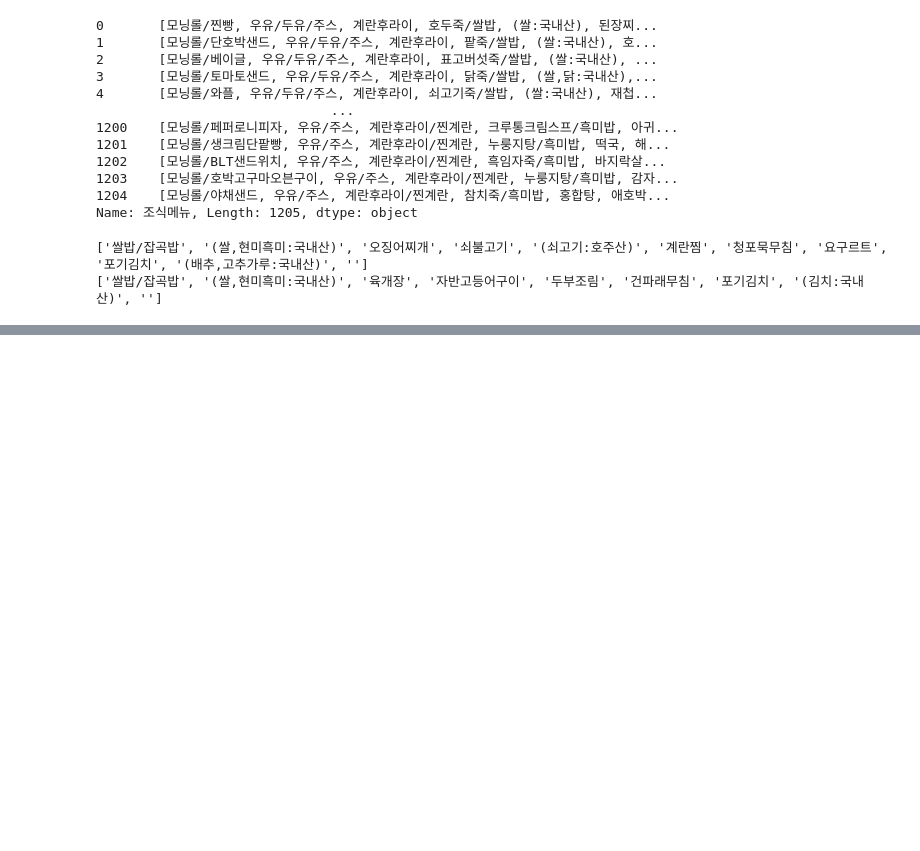
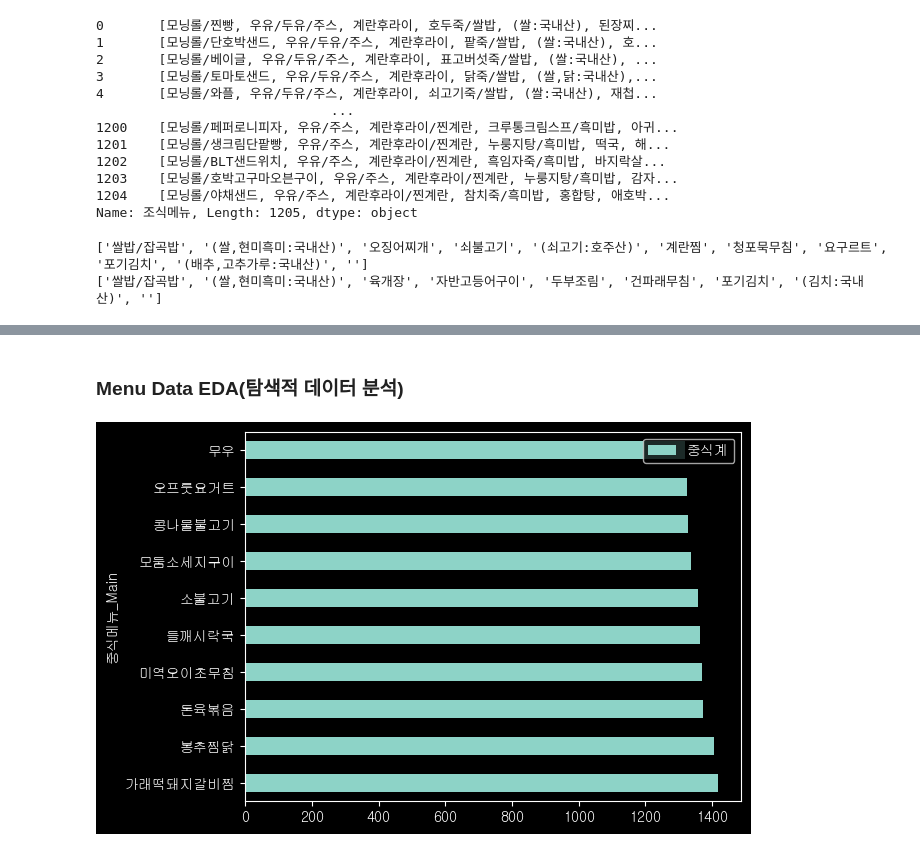
Before and after one commit to good0neighbour/ESTCampAI, a Jupyter notebook: 머신러닝/ex03구내식당관리.ipynb, the cells around one changed output, grey strips where cells are left out. Cells and saved outputs as stored; diff of their text form; code cells hidden in the pictures; blank space fills up the shorter version.

```diff
--- a/머신러닝/ex03구내식당관리.ipynb
+++ b/머신러닝/ex03구내식당관리.ipynb
@@ -305,0 +345,7 @@ print(df['석식메뉴'][0])
+# %%
+# TF-IDF 점수를 DF 변환
+tfidf_df = pd.DataFrame(
+    X.toarray(),
+    columns = vectorizer.get_feature_names_out()
+)
+tfidf_df.head()
@@ -305,0 +360,3 @@ print(df['석식메뉴'][0])
+# %%
+# 각 메뉴별로 TF_IDF 점수가 가장 높은 1개의 단어의 인덱스를 추출
+top_n_idx = tfidf_df.iloc[0].argmax()
@@ -305,0 +369,19 @@ print(df['석식메뉴'][0])
+# %%
+# 모든 데이터에서 메뉴중에 점수가 가장 높은 1개의 인덱스를 추출하여 메인메뉴 뽑는 함수 만들기
+def extract_main(menu_series):
+    vectorizer = TfidfVectorizer() # TF-IDF 객체 생성
+    X = vectorizer.fit_transform(menu_series) # TF-IDF 점수 생성
+
+    tfidf_df = pd.DataFrame(X.toarray(),
+                           columns = vectorizer.get_feature_names_out())
+
+    # 각 행별로 TF-IDF 점수가 가장 높은 단어를 추출
+    def top_tfidf_word(row):
+        top_n_idx = row.argmax() # 각 메뉴별로 TF-IDF 점수가 가장 높은 인덱스 추출
+        return tfidf_df.columns[top_n_idx]
+
+    return tfidf_df.apply(top_tfidf_word, axis = 1)
+# %%
+df['조식메뉴_Main'] = extract_main(df['조식메뉴'])
+df['중식메뉴_Main'] = extract_main(df['중식메뉴'])
+df['석식메뉴_Main'] = extract_main(df['석식메뉴'])
@@ -305,0 +449,19 @@ print(df['석식메뉴'][0])
+# %% [markdown]
+### Menu Data EDA(탐색적 데이터 분석)
+# %%
+# main menu 별 중식계 식수 인원 확인
+df_lunch = pd.DataFrame(df.groupby('중식메뉴_Main')['중식계'].mean())
+df_lunch10 = df_lunch.sort_values(by=['중식계'], ascending = False).head(10)
+df_lunch10.plot(kind = 'barh')
+plt.show()
+
+# ascenging = False(내림차순)
+# 가래떡돼지갈비찜부터 맜있어 보이는 메뉴가 중식계 식수가 높다
+
+# ascending = True(오름차순) : 가장 인기가 없는 메뉴
+# 크리스마스 케익이 가장 인기가 없음을 확인
+
+# 인기가 많은 Main Menu일 때는, 사용자 만족을 위해서 재고를 좀더 준비해보면 좋을 것 같다.
+# 인기가 없는 Main Menu일 때는, 기존 메뉴에 대한 보완책을 고려해볼 필요성이 있겠다.
+# %% [output]
+[figure, added]
```
Also changed, not shown: parts of 17 cells of this notebook.
